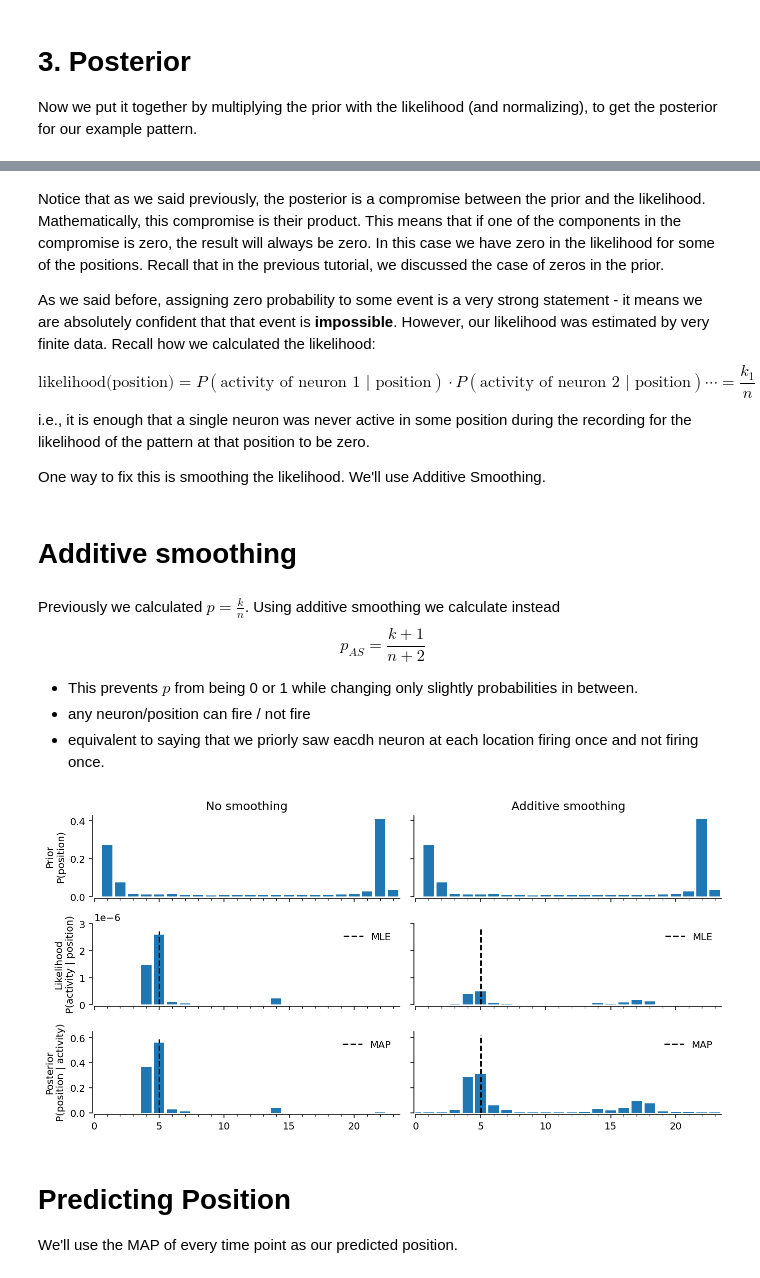
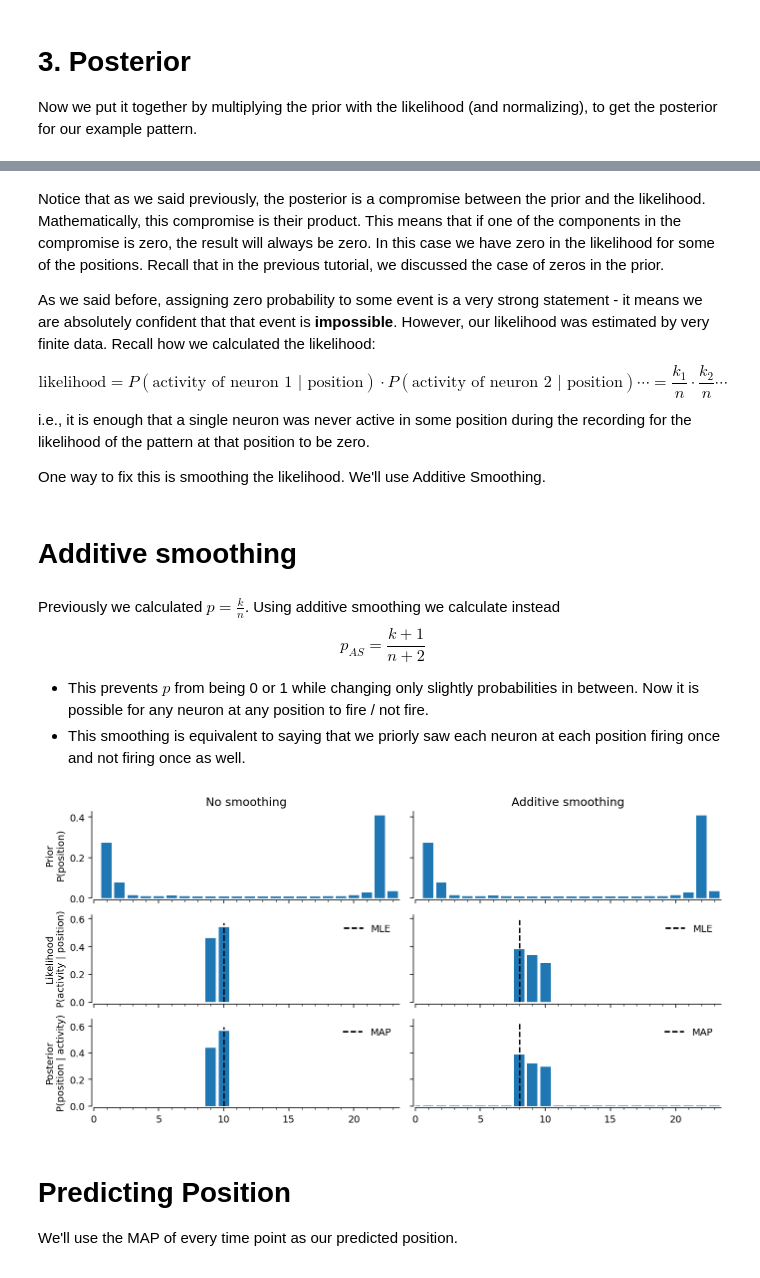
Before and after one commit to yuvalwas/MDAN-course, a Jupyter notebook: MDAN_T2_decoding.ipynb, the cells around one changed output, grey strips where cells are left out. Saved outputs shown, nothing was run; the diff lists cells and outputs as text; code cells hidden in the pictures.

```diff
--- a/MDAN_T2_decoding.ipynb
+++ b/MDAN_T2_decoding.ipynb
@@ -43,7 +51,7 @@ print('Position bins:', all_positions)
 # %% [output]
 Position bins: [ 0  1  2  3  4  5  6  7  8  9 10 11 12 13 14 15 16 17 18 19 20 21 22 23]
 # %%
-neuronal_activity = np.load('neuronal_activity.npy') # binary matrix where ones are detected is a neuron active
+neuronal_activity = np.load('preprocessed_neuronal_activity.npy') # binary matrix where ones are detected is a neuron active
 n_neurons, n_time_points = neuronal_activity.shape
 print('#Neurons:', n_neurons)
 print('#Time points:', n_time_points)
@@ -205,7 +214,7 @@ def likelihood_of_pattern(pattern, pos, p_active):
   return np.prod([likelihood_of_neuron(neuron, active, pos, p_active) for neuron, active in enumerate(pattern)])
 # %%
 # example
-time_point = 952 #@param
+time_point = 450 #@param
 pattern = neuronal_activity[:, time_point]
 pos = position[time_point]
 print('pattern =', pattern)
@@ -299,7 +308,7 @@ Notice that as we said previously, the posterior is a compromise between the pri
 
 As we said before, assigning zero probability to some event is a very strong statement - it means we are absolutely confident that that event is **impossible**. However, our likelihood was estimated by very finite data.
 Recall how we calculated the likelihood:
-$$\text{likelihood(position)} =  P(\text{activity of neuron 1 | position}) \cdot P(\text{activity of  neuron 2 | position}) \cdots = \frac{k_1}{n}\cdot\frac{k_2}{n}\cdots$$
+$$\text{likelihood} =  P(\text{activity of neuron 1 | position}) \cdot P(\text{activity of  neuron 2 | position}) \cdots = \frac{k_1}{n}\cdot\frac{k_2}{n}\cdots$$
 i.e., it is enough that a single neuron was never active in some position during the recording for the likelihood of the pattern at that position to be zero.
 
 One way to fix this is smoothing the likelihood. We'll use Additive Smoothing.
@@ -308,55 +317,67 @@ One way to fix this is smoothing the likelihood. We'll use Additive Smoothing.
 # %% [markdown]
 Previously we calculated $p=\frac{k}{n}$. Using additive smoothing we calculate instead
 $$ p_{AS}= \frac{k+1}{n+2}$$
-- This prevents $p$ from being 0 or 1 while changing only slightly probabilities in between.
-- any neuron/position can fire / not fire
-- equivalent to saying that we priorly saw eacdh neuron at each location firing once and not firing once.
+- This prevents $p$ from being 0 or 1 while changing only slightly probabilities in between. Now it is possible for any neuron at any position to fire / not fire.
+- This smoothing is equivalent to saying that we priorly saw each neuron at each position firing once and not firing once as well.
 # %%
+time_point = 450 #@param
+pattern = neuronal_activity[:, time_point]
+
 p_active_AS = (time_active+1) / (time_spent+2)
 
-likelihood_AS = [likelihood_of_pattern(pattern, pos, p_active_AS) for pos in all_positions]
+likelihood_AS = np.asarray([likelihood_of_pattern(pattern, pos, p_active_AS) for pos in all_positions])
 MLE_AS = np.argmax(likelihood_AS) # maximum likelihood estimator
 
 posterior_AS = prior * likelihood_AS
 posterior_AS /= posterior_AS.sum()
 MAP_AS = posterior_AS.argmax() # maximum a-posteriori
 # %%
+#hidden
+#@title Compare with additive smoothing
+
+likelihood = np.asarray([likelihood_of_pattern(pattern, pos, p_active) for pos in all_positions])
+MLE = np.argmax(likelihood) # maximum likelihood estimator
+
+posterior = prior * likelihood
+posterior /= posterior.sum()
+MAP = posterior.argmax() # maximum a-posteriori
+
 fig, axs = plt.subplots(3, 2, figsize=(10,5), sharex=True, sharey='row')
 
 ## no additive smoothing
 axs[0, 0].bar(all_positions, prior)
 axs[0, 0].set_ylabel('Prior\nP(position)')
 axs[0, 0].set_title('No smoothing')
 
-axs[1, 0].bar(all_positions, likelihood)
+axs[1, 0].bar(all_positions, likelihood / sum(likelihood))
 axs[1, 0].set_ylabel('Likelihood\nP(activity | position)')
 axs[1, 0].vlines(MLE, *axs[1, 0].get_ylim(), 'black', 'dashed', label='MLE')
 axs[1, 0].legend(loc='upper right')
 
 axs[2, 0].bar(all_positions, posterior)
 axs[2, 0].set_ylabel('Posterior\nP(position | activity)')
 axs[2, 0].vlines(MAP, *axs[2, 0].get_ylim(), 'black', 'dashed', label='MAP')
 axs[2, 0].legend(loc='upper right')
 
 ## with additive smoothing
 axs[0, 1].bar(all_positions, prior)
 axs[0, 1].set_title('Additive smoothing')
 
-axs[1, 1].bar(all_positions, likelihood_AS)
+axs[1, 1].bar(all_positions, likelihood_AS / sum(likelihood_AS))
 axs[1, 1].vlines(MLE_AS, *axs[1, 1].get_ylim(), 'black', 'dashed', label='MLE')
 axs[1, 1].legend(loc='upper right')
 
 axs[2, 1].bar(all_positions, posterior_AS)
 axs[2, 1].vlines(MAP_AS, *axs[2, 1].get_ylim(), 'black', 'dashed', label='MAP')
 axs[2, 1].legend(loc='upper right')
 
 sns.despine(offset=2)
 axs[0, 0].xaxis.set_minor_locator(ml)
 axs[0, 0].set_xlim(0, all_positions[-1]+0.5)
 
 fig.tight_layout()
 # %% [output]
-[figure, old version]
+[figure, new version]
 # %% [markdown]
 # Predicting Position
 We'll use the MAP of every time point as our predicted position.
```
Also changed, not shown: parts of 18 cells of this notebook.
